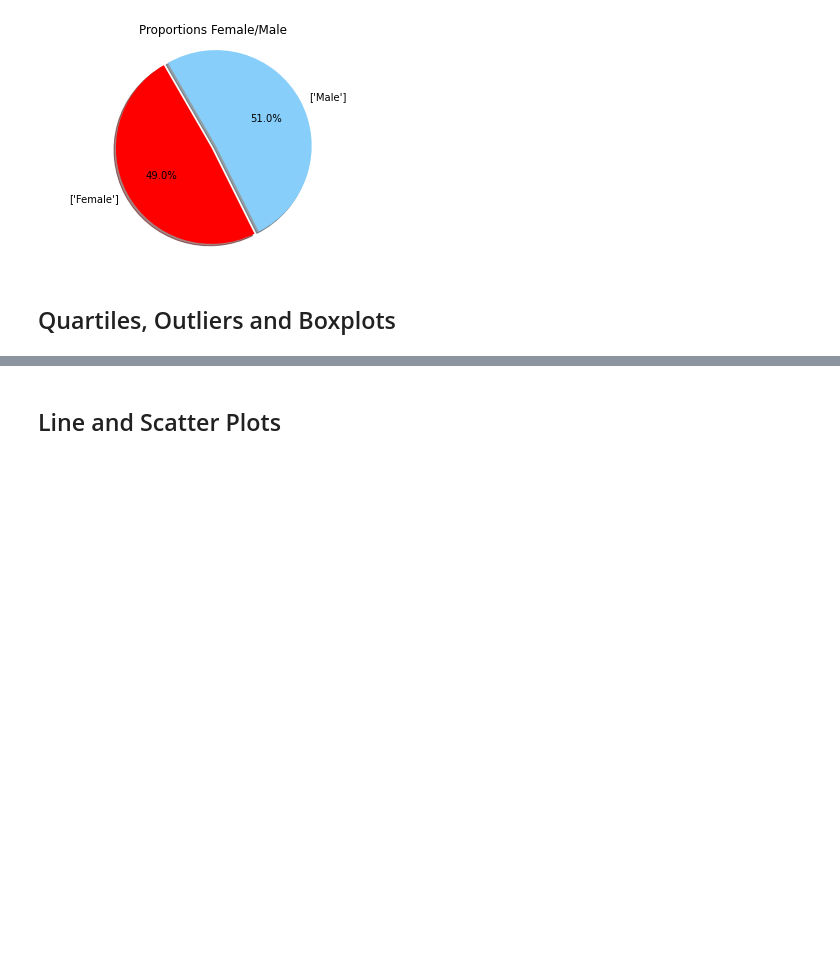
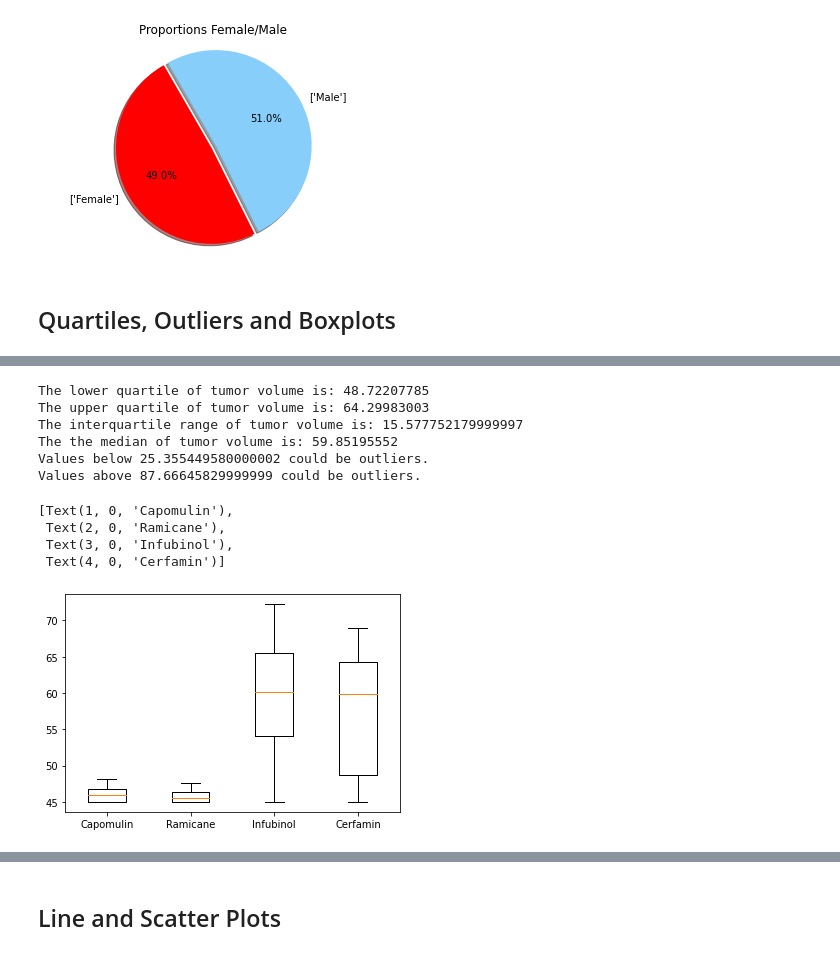
Before and after one commit to jhurley684/05-matplotlib-Pymaceuticals, a Jupyter notebook: Instructions/Pymaceuticals/pymaceuticals_starter.ipynb, the cells around one changed output, grey strips where cells are left out. Saved outputs shown, nothing was run; the diff lists cells and outputs as text; code cells hidden in the pictures; blank space fills up the shorter version.

```diff
--- a/Instructions/Pymaceuticals/pymaceuticals_starter.ipynb
+++ b/Instructions/Pymaceuticals/pymaceuticals_starter.ipynb
@@ -276,0 +241,22 @@ Name: Drug Regimen, Length: 100, dtype: object
+# %%
+# Put treatments into a list for for loop (and later for plot labels)
+# timepoint_tumor_list = timepoint_tumor.values.tolist()
+# mouse_id = timepoint_tumor['Mouse ID']
+# timepoints_data = timepoint_tumor['Timepoint']
+# tumor_vol_data = timepoint_tumor['Tumor Volume (mm3)']
+# drug_reg = timepoint_tumor['Drug Regimen']
+drug_tumor = timepoint_tumor[['Drug Regimen', 'Tumor Volume (mm3)']]
+# drug_tumor_list = drug_tumor.values.tolist()
+
+
+drug_tumor.sort_values('Drug Regimen', ascending = True)
+capomulin = drug_tumor[drug_tumor['Drug Regimen'].str.match('Capomulin')]
+ramicane = drug_tumor[drug_tumor['Drug Regimen'].str.match('Ramicane')]
+infubinol = drug_tumor[drug_tumor['Drug Regimen'].str.match('Infubinol')]
+ceftamin = drug_tumor[drug_tumor['Drug Regimen'].str.match('Ceftamin')]
+
+
+capomulin_tumors = capomulin['Tumor Volume (mm3)']
+ramicane_tumors = ramicane['Tumor Volume (mm3)']
+infubinol_tumors = infubinol['Tumor Volume (mm3)']
+ceftamin_tumors = ceftamin ['Tumor Volume (mm3)']
@@ -276,0 +357,40 @@ Name: Drug Regimen, Length: 100, dtype: object
+# %%
+# CEFTAMIN
+# Calculate the IQR and quantitatively determine if there are any potential outliers.
+
+quartiles = ceftamin_tumors.quantile([.25,.5,.75])
+lowerq = quartiles[0.25]
+upperq = quartiles[0.75]
+iqr = upperq-lowerq
+
+print(f"The lower quartile of tumor volume is: {lowerq}")
+print(f"The upper quartile of tumor volume is: {upperq}")
+print(f"The interquartile range of tumor volume is: {iqr}")
+print(f"The the median of tumor volume is: {quartiles[0.5]} ")
+
+lower_bound = lowerq - (1.5*iqr)
+upper_bound = upperq + (1.5*iqr)
+print(f"Values below {lower_bound} could be outliers.")
+print(f"Values above {upper_bound} could be outliers.")
+
+# infubinol.sort_values('Tumor Volume (mm3)', ascending=True)     (DIS)CONFIRMING OUTLIERS
+# %% [output]
+The lower quartile of tumor volume is: 48.72207785
+The upper quartile of tumor volume is: 64.29983003
+The interquartile range of tumor volume is: 15.577752179999997
+The the median of tumor volume is: 59.85195552
+Values below 25.355449580000002 could be outliers.
+Values above 87.66645829999999 could be outliers.
+# %%
+my_dict = {'Capomulin': capomulin_tumors, 'Ramicane': ramicane_tumors,
+           'Infubinol': infubinol_tumors, 'Cerfamin': ceftamin_tumors}
+
+fig, ax = plt.subplots()
+ax.boxplot(my_dict.values())
+ax.set_xticklabels(my_dict.keys())
+# %% [output]
+[Text(1, 0, 'Capomulin'),
+ Text(2, 0, 'Ramicane'),
+ Text(3, 0, 'Infubinol'),
+ Text(4, 0, 'Cerfamin')]
+[figure, added]
```
Also changed, not shown: parts of 12 cells of this notebook.
